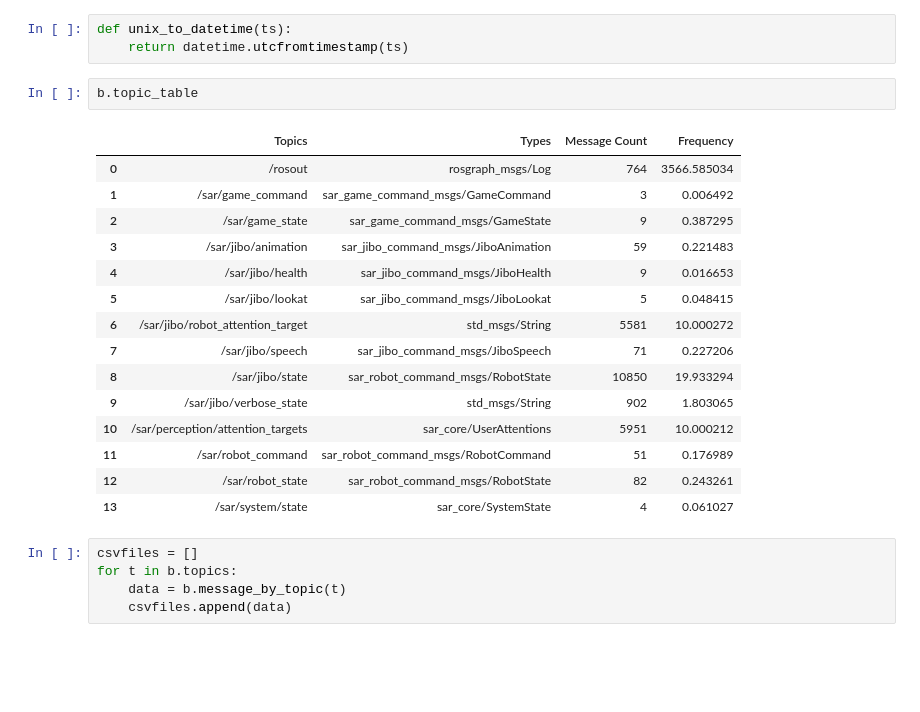
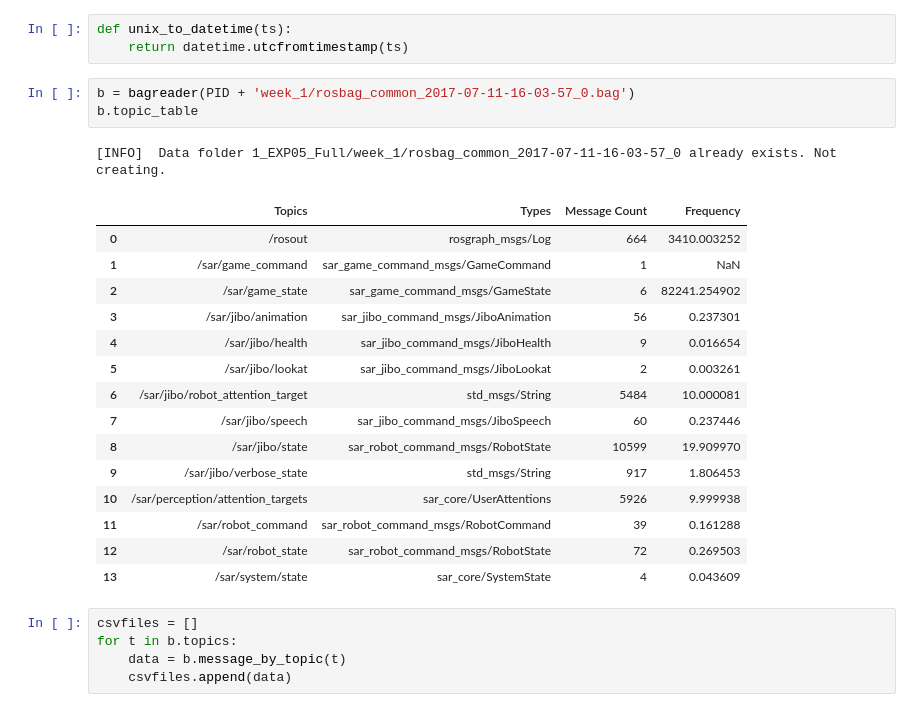
Before and after one commit to rramnauth2220/sar-gaze, a Jupyter notebook: perception.ipynb, the cells around one changed output. Drawn from its saved outputs; the diff is of its cells as text; blank space fills up the shorter version.

```diff
--- a/perception.ipynb
+++ b/perception.ipynb
@@ -52,24 +50,26 @@ def get_timestamp(file):
 # %%
 def unix_to_datetime(ts):
     return datetime.utcfromtimestamp(ts)
-# %%
-b.topic_table
-# %% [output]
-|  | Topics | Types | Message Count | Frequency |
-| 0 | /rosout | rosgraph_msgs/Log | 764 | 3566.585034 |
-| 1 | /sar/game_command | sar_game_command_msgs/GameCommand | 3 | 0.006492 |
-| 2 | /sar/game_state | sar_game_command_msgs/GameState | 9 | 0.387295 |
-| 3 | /sar/jibo/animation | sar_jibo_command_msgs/JiboAnimation | 59 | 0.221483 |
-| 4 | /sar/jibo/health | sar_jibo_command_msgs/JiboHealth | 9 | 0.016653 |
-| 5 | /sar/jibo/lookat | sar_jibo_command_msgs/JiboLookat | 5 | 0.048415 |
-| 6 | /sar/jibo/robot_attention_target | std_msgs/String | 5581 | 10.000272 |
-| 7 | /sar/jibo/speech | sar_jibo_command_msgs/JiboSpeech | 71 | 0.227206 |
-| 8 | /sar/jibo/state | sar_robot_command_msgs/RobotState | 10850 | 19.933294 |
-| 9 | /sar/jibo/verbose_state | std_msgs/String | 902 | 1.803065 |
-| 10 | /sar/perception/attention_targets | sar_core/UserAttentions | 5951 | 10.000212 |
-| 11 | /sar/robot_command | sar_robot_command_msgs/RobotCommand | 51 | 0.176989 |
-| 12 | /sar/robot_state | sar_robot_command_msgs/RobotState | 82 | 0.243261 |
-| 13 | /sar/system/state | sar_core/SystemState | 4 | 0.061027 |
+# %%
+b = bagreader(PID + 'week_1/rosbag_common_2017-07-11-16-03-57_0.bag')
+b.topic_table
+# %% [output]
+[INFO]  Data folder 1_EXP05_Full/week_1/rosbag_common_2017-07-11-16-03-57_0 already exists. Not creating.
+|  | Topics | Types | Message Count | Frequency |
+| 0 | /rosout | rosgraph_msgs/Log | 664 | 3410.003252 |
+| 1 | /sar/game_command | sar_game_command_msgs/GameCommand | 1 | NaN |
+| 2 | /sar/game_state | sar_game_command_msgs/GameState | 6 | 82241.254902 |
+| 3 | /sar/jibo/animation | sar_jibo_command_msgs/JiboAnimation | 56 | 0.237301 |
+| 4 | /sar/jibo/health | sar_jibo_command_msgs/JiboHealth | 9 | 0.016654 |
+| 5 | /sar/jibo/lookat | sar_jibo_command_msgs/JiboLookat | 2 | 0.003261 |
+| 6 | /sar/jibo/robot_attention_target | std_msgs/String | 5484 | 10.000081 |
+| 7 | /sar/jibo/speech | sar_jibo_command_msgs/JiboSpeech | 60 | 0.237446 |
+| 8 | /sar/jibo/state | sar_robot_command_msgs/RobotState | 10599 | 19.909970 |
+| 9 | /sar/jibo/verbose_state | std_msgs/String | 917 | 1.806453 |
+| 10 | /sar/perception/attention_targets | sar_core/UserAttentions | 5926 | 9.999938 |
+| 11 | /sar/robot_command | sar_robot_command_msgs/RobotCommand | 39 | 0.161288 |
+| 12 | /sar/robot_state | sar_robot_command_msgs/RobotState | 72 | 0.269503 |
+| 13 | /sar/system/state | sar_core/SystemState | 4 | 0.043609 |
 # %%
 csvfiles = []
 for t in b.topics:
```
Also changed, not shown: parts of 20 cells of this notebook, 2 other files.
